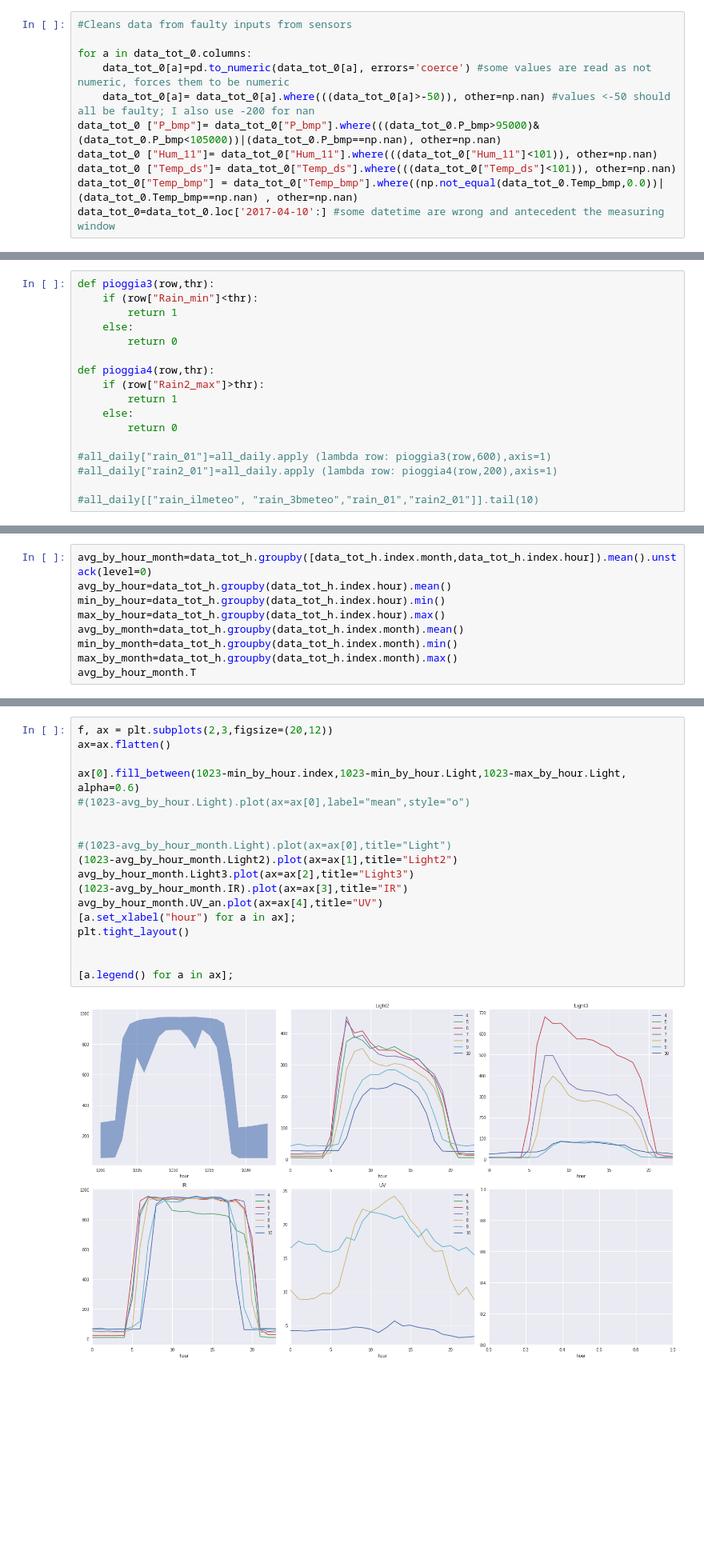
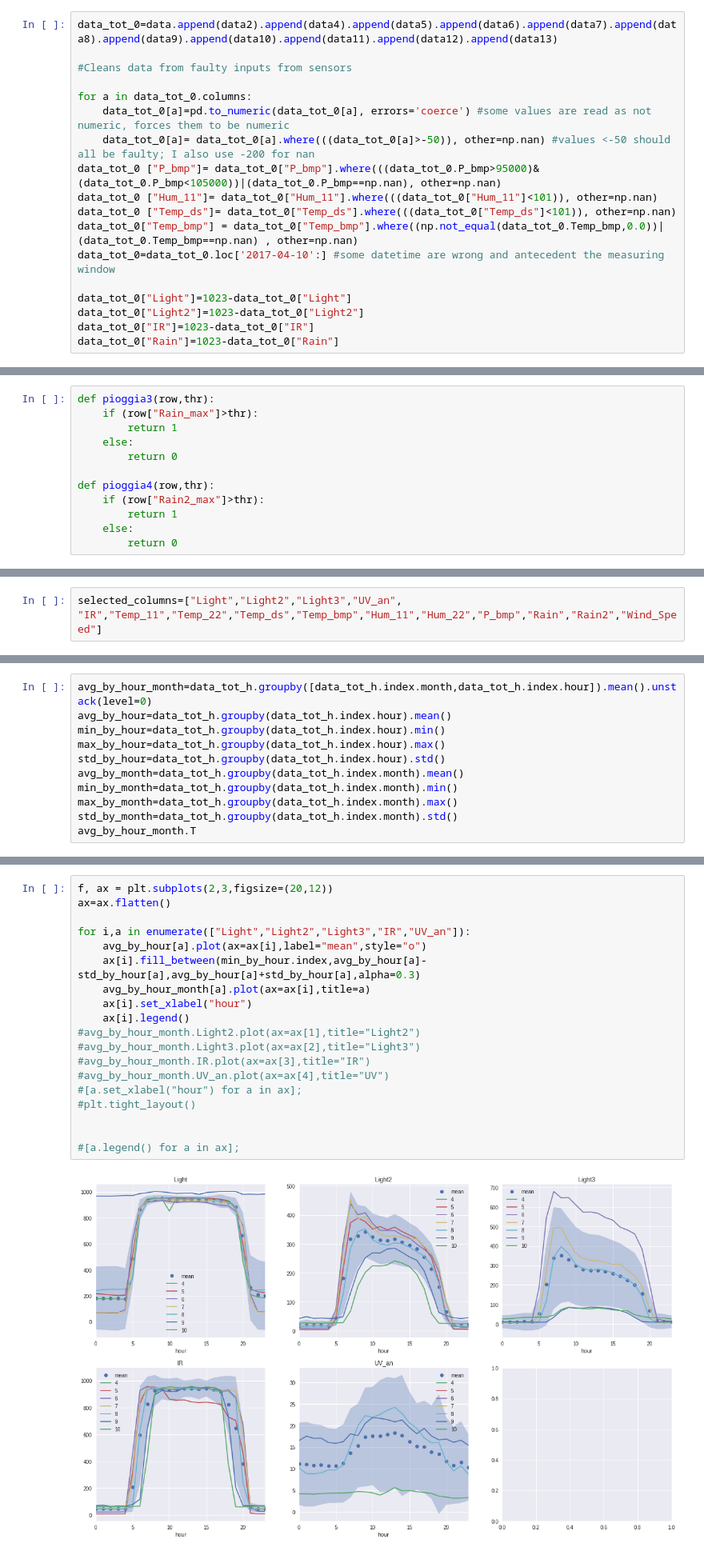
Before and after one commit to baruselli/weather_datalog, a Jupyter notebook: datalog.ipynb, the cells around one changed output, grey strips where cells are left out. Shown at 80% size. Cells and saved outputs as stored; diff of their text form; blank space fills up the shorter version.

```diff
--- a/datalog.ipynb
+++ b/datalog.ipynb
@@ -46,4 +44,6 @@ data_tot_0=data.append(data2).append(data4).append(data5).append(data6).append(d
 # %%
+data_tot_0=data.append(data2).append(data4).append(data5).append(data6).append(data7).append(data8).append(data9).append(data10).append(data11).append(data12).append(data13)
+
 #Cleans data from faulty inputs from sensors
 
 for a in data_tot_0.columns:
@@ -54,6 +54,11 @@ data_tot_0 ["Hum_11"]= data_tot_0["Hum_11"].where(((data_tot_0["Hum_11"]<101)),
 data_tot_0 ["Temp_ds"]= data_tot_0["Temp_ds"].where(((data_tot_0["Temp_ds"]<101)), other=np.nan)
 data_tot_0["Temp_bmp"] = data_tot_0["Temp_bmp"].where((np.not_equal(data_tot_0.Temp_bmp,0.0))|(data_tot_0.Temp_bmp==np.nan) , other=np.nan)
 data_tot_0=data_tot_0.loc['2017-04-10':] #some datetime are wrong and antecedent the measuring window
+
+data_tot_0["Light"]=1023-data_tot_0["Light"]
+data_tot_0["Light2"]=1023-data_tot_0["Light2"]
+data_tot_0["IR"]=1023-data_tot_0["IR"]
+data_tot_0["Rain"]=1023-data_tot_0["Rain"]
 # %%
 #median filtering, to cut away outliers
 data_tot=data_tot_0.rolling(window=3,center=False).median()
@@ -433,7 +438,7 @@ Due to dirt, noise, etc., it is not obvious to say when a sensor is wet.
 Let's simply define a cutoff for both Rain and Rain2, to convert them to 1 (rain) or 0 (no rain).
 # %%
 def pioggia3(row,thr):
-    if (row["Rain_min"]<thr):
+    if (row["Rain_max"]>thr):
         return 1
     else:
         return 0
@@ -443,11 +448,6 @@ def pioggia4(row,thr):
         return 1
     else:
         return 0
-
-#all_daily["rain_01"]=all_daily.apply (lambda row: pioggia3(row,600),axis=1)
-#all_daily["rain2_01"]=all_daily.apply (lambda row: pioggia4(row,200),axis=1)
-
-#all_daily[["rain_ilmeteo", "rain_3bmeteo","rain_01","rain2_01"]].tail(10)
 # %% [markdown]
 Let's compare how often the two sites agree on precipitation.
 # %%
@@ -572,5 +572,7 @@ So we can have an accuracy of 0.75-0.8 in recognizing rain.
 # Other quantities not in 3bmeteo or ilmeteo
 
 Let's first of all plot all quantities to have an idea of how they behave.
+# %%
+selected_columns=["Light","Light2","Light3","UV_an", "IR","Temp_11","Temp_22","Temp_ds","Temp_bmp","Hum_11","Hum_22","P_bmp","Rain","Rain2","Wind_Speed"]
 # %%
 #plots all series
@@ -632,9 +644,11 @@ avg_by_hour_month=data_tot_h.groupby([data_tot_h.index.month,data_tot_h.index.ho
 avg_by_hour=data_tot_h.groupby(data_tot_h.index.hour).mean()
 min_by_hour=data_tot_h.groupby(data_tot_h.index.hour).min()
 max_by_hour=data_tot_h.groupby(data_tot_h.index.hour).max()
+std_by_hour=data_tot_h.groupby(data_tot_h.index.hour).std()
 avg_by_month=data_tot_h.groupby(data_tot_h.index.month).mean()
 min_by_month=data_tot_h.groupby(data_tot_h.index.month).min()
 max_by_month=data_tot_h.groupby(data_tot_h.index.month).max()
+std_by_month=data_tot_h.groupby(data_tot_h.index.month).std()
 avg_by_hour_month.T
 # %% [output]
 |  |  | 0 | 1 | 2 | 3 | 4 | 5 | 6 | 7 | 8 | 9 | ... |
@@ -678,23 +672,24 @@ Name: Light, dtype: float64
 # %%
 f, ax = plt.subplots(2,3,figsize=(20,12))
 ax=ax.flatten()
 
-ax[0].fill_between(1023-min_by_hour.index,1023-min_by_hour.Light,1023-max_by_hour.Light, alpha=0.6)
-#(1023-avg_by_hour.Light).plot(ax=ax[0],label="mean",style="o")
+for i,a in enumerate(["Light","Light2","Light3","IR","UV_an"]):
+    avg_by_hour[a].plot(ax=ax[i],label="mean",style="o")
+    ax[i].fill_between(min_by_hour.index,avg_by_hour[a]-std_by_hour[a],avg_by_hour[a]+std_by_hour[a],alpha=0.3)
+    avg_by_hour_month[a].plot(ax=ax[i],title=a)
+    ax[i].set_xlabel("hour")
+    ax[i].legend()
+#avg_by_hour_month.Light2.plot(ax=ax[1],title="Light2")
+#avg_by_hour_month.Light3.plot(ax=ax[2],title="Light3")
+#avg_by_hour_month.IR.plot(ax=ax[3],title="IR")
+#avg_by_hour_month.UV_an.plot(ax=ax[4],title="UV")
+#[a.set_xlabel("hour") for a in ax];
+#plt.tight_layout()
 
 
-#(1023-avg_by_hour_month.Light).plot(ax=ax[0],title="Light")
-(1023-avg_by_hour_month.Light2).plot(ax=ax[1],title="Light2")
-avg_by_hour_month.Light3.plot(ax=ax[2],title="Light3")
-(1023-avg_by_hour_month.IR).plot(ax=ax[3],title="IR")
-avg_by_hour_month.UV_an.plot(ax=ax[4],title="UV")
-[a.set_xlabel("hour") for a in ax];
-plt.tight_layout()
-
-
-[a.legend() for a in ax];
+#[a.legend() for a in ax];
 # %% [output]
-[figure, old version]
+[figure, new version]
 # %%
 #compares the three T sensors
 #data_tot_h.Temp_11.dropna().plot()
```
Also changed, not shown: parts of 19 cells of this notebook.
